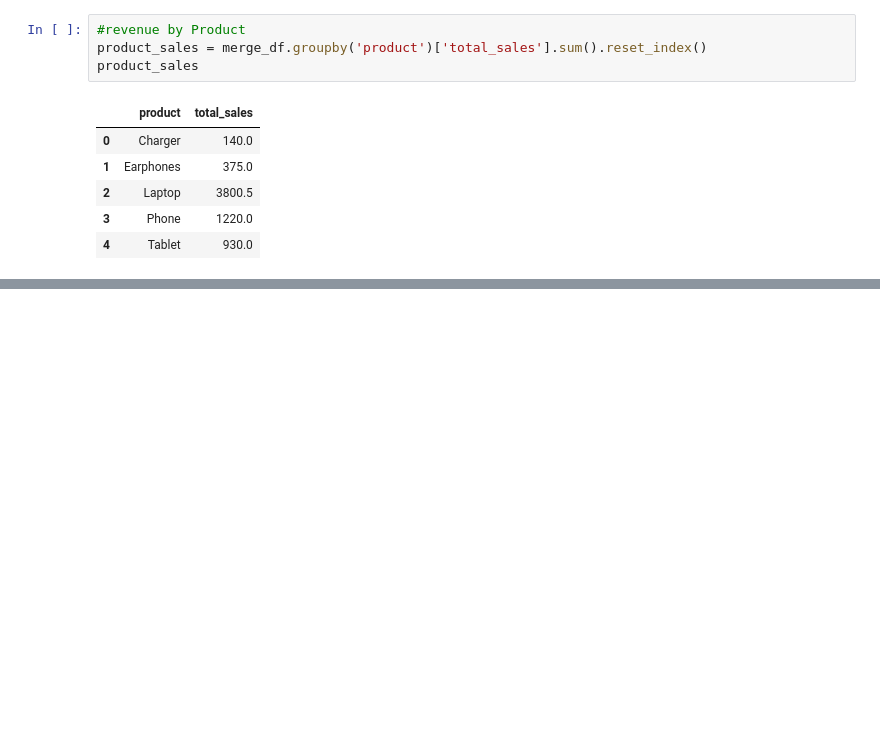
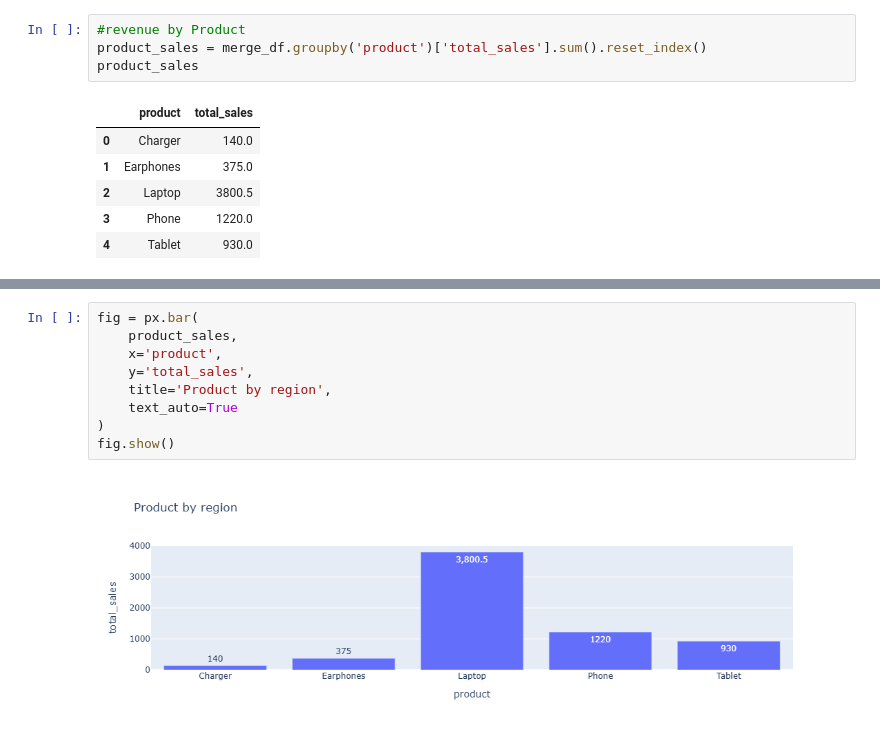
Before and after one commit to augustus-somtochukwu-umeh/Assignment_2, a Jupyter notebook: sales_performance.ipynb, the cells around one changed output, grey strips where cells are left out. Drawn from its saved outputs; the diff is of its cells as text; blank space fills up the shorter version.

```diff
--- a/sales_performance.ipynb
+++ b/sales_performance.ipynb
@@ -394,0 +412,11 @@ SyntaxError: invalid syntax (982514009.py, line 4)
+# %%
+fig = px.bar(
+    product_sales,
+    x='product',
+    y='total_sales',
+    title='Product by region',
+    text_auto=True
+)
+fig.show()
+# %% [output]
+[figure, added]
```
Also changed, not shown: parts of 6 cells of this notebook, 2 other files.
